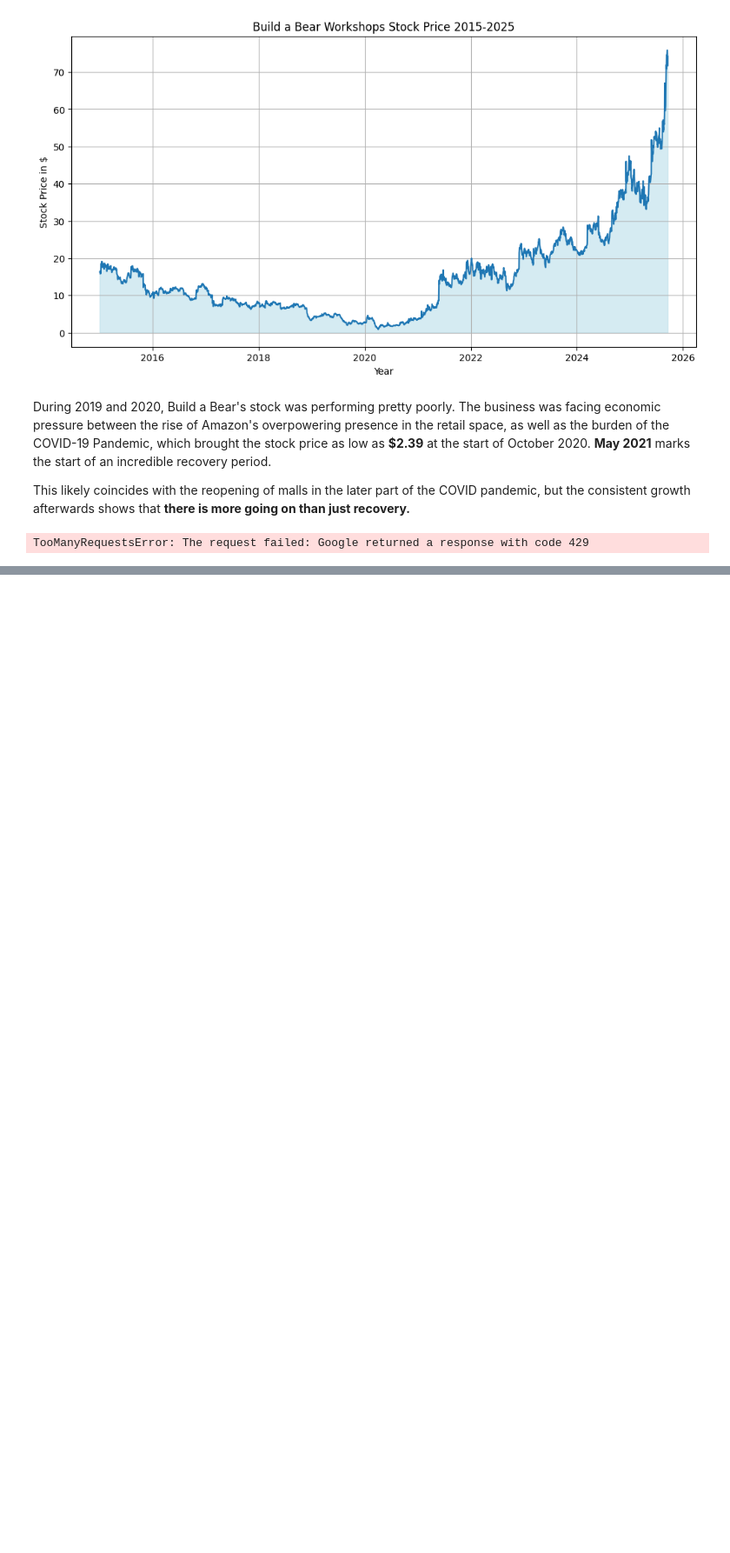
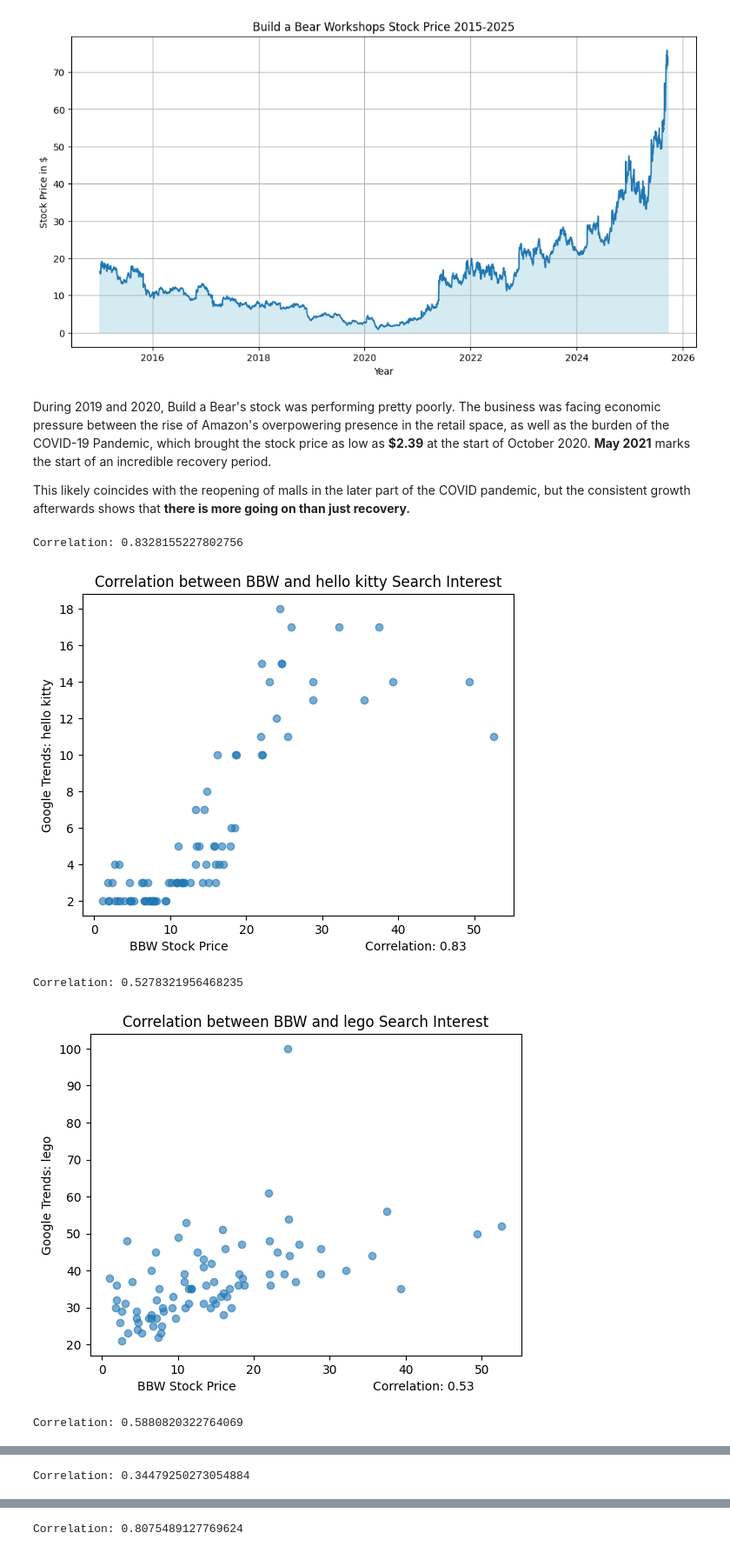
Before and after one commit to CaseyTomchuk/Build-a-Bear-vs-Tech-Companies, a Jupyter notebook: bears_vs_market.ipynb, the cells around one changed output, grey strips where cells are left out. Shown at 87% size. Drawn from its saved outputs; the diff is of its cells as text; code cells hidden in the pictures; blank space fills up the shorter version.

Commit message:
correlation with search trends

```diff
--- a/bears_vs_market.ipynb
+++ b/bears_vs_market.ipynb
@@ -106,26 +106,51 @@ This likely coincides with the reopening of malls in the later part of the COVID
 # %%
 pytrends = TrendReq(hl='en-US', tz=360, timeout=(10,25))
 
 kw_list = ["pokemon cards",
            "funko pops",
-           "lego"]
+           "lego",
+           "hello kitty",
+           "sonny angel"]
 
 pytrends.build_payload(kw_list, cat=0, timeframe='2015-01-01 2025-09-18', geo='US', gprop='') # 2013-2025 in the US
 
 iot = pytrends.interest_over_time()
 #iot.plot()
 
-plt.clf()
-combined = pd.concat([iot["pokemon cards"], bbw_data], axis=1).dropna()
-combined.columns = ["Pokemon", "BBW"]
+def create_scatter(key_word):
+    plt.clf()
+    combined = pd.concat([bbw_data, iot[key_word]], axis=1).dropna()
+    combined.columns = [key_word, "BBW"]
+    plt.scatter(combined[key_word], combined["BBW"], alpha=0.6)
+    plt.ylabel(f"Google Trends: {key_word}")
+    plt.xlabel("BBW Stock Price")
+    plt.title(f"Correlation between BBW and {key_word} Search Interest")
+    plt.text(0.95, 0.95, f'Correlation: {combined.corr().iloc[0,1]:.2f}')
+    print("Correlation:", combined.corr().iloc[0,1])
+    plt.show()
 
-plt.scatter(combined["Pokemon"], combined["BBW"], alpha=0.6)
-plt.xlabel("Google Trends: Pokemon Cards")
-plt.ylabel("BBW Stock Price")
-plt.title("Correlation between BBW and Pokemon Search Interest")
+create_scatter("hello kitty")
+create_scatter("lego")
+create_scatter("pokemon cards")
+create_scatter("funko pops")
+create_scatter("sonny angel")
+
+
+#plt.clf()
+#combined = pd.concat([bbw_data, iot["hello kitty"]], axis=1).dropna()
+#combined.columns = ["Pokemon", "BBW"]
+
+#plt.scatter(combined["Pokemon"], combined["BBW"], alpha=0.6)
+#plt.ylabel("Google Trends: Pokemon Cards")
+#plt.xlabel("BBW Stock Price")
+#plt.title("Correlation between BBW and Pokemon Cards Search Interest")
 
 # Correlation coefficient
-print("Correlation:", combined.corr().iloc[0,1])
-plt.show()
+#print("Correlation:", combined.corr().iloc[0,1])
+#plt.show()
 # %% [output]
-TooManyRequestsError: The request failed: Google returned a response with code 429
+Correlation: 0.8328155227802756
+[figure, added]
+Correlation: 0.5278321956468235
+[figure, added]
+Correlation: 0.5880820322764069
@@ -131,0 +158 @@ TooManyRequestsError: The request failed: Google returned a response with code 4
+Correlation: 0.34479250273054884
@@ -131,0 +160 @@ TooManyRequestsError: The request failed: Google returned a response with code 4
+Correlation: 0.8075489127769624
```
Also changed, not shown: parts of 5 cells of this notebook.
